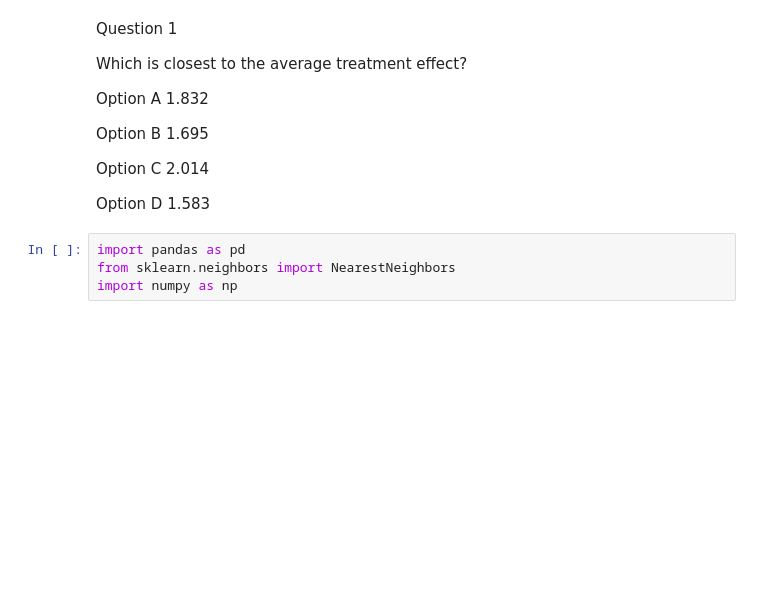
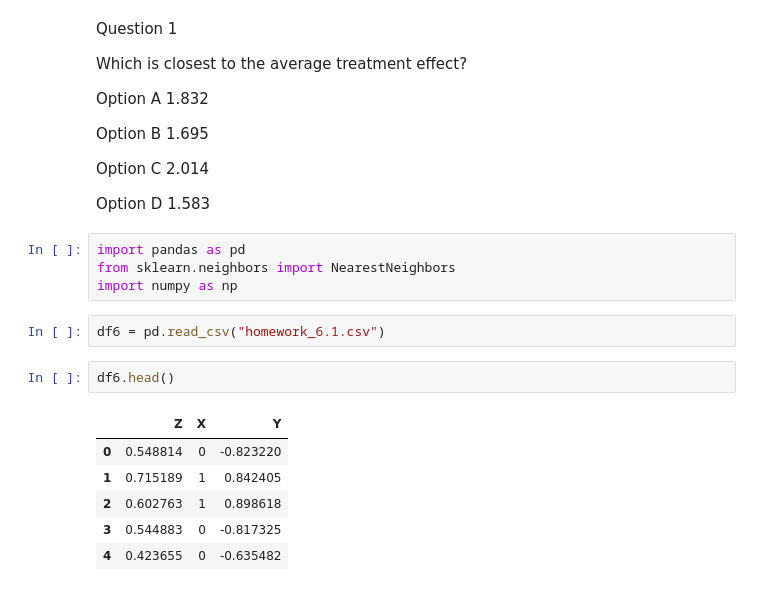
Before and after one commit to rain-dimen/Mod-6-Experimental-Design-and-Causality_Coding-Quiz_Weeks5-8, a Jupyter notebook: 2025 Fall - Mod 6 - Rain Dimen - Week 5-8.ipynb, the cells around one changed output. Drawn from its saved outputs; the diff is of its cells as text; blank space fills up the shorter version.

```diff
--- a/2025 Fall - Mod 6 - Rain Dimen - Week 5-8.ipynb
+++ b/2025 Fall - Mod 6 - Rain Dimen - Week 5-8.ipynb
@@ -282,3 +282,14 @@ Option D
 import pandas as pd
 from sklearn.neighbors import NearestNeighbors
 import numpy as np
+# %%
+df6 = pd.read_csv("homework_6.1.csv")
+# %%
+df6.head()
+# %% [output]
+|  | Z | X | Y |
+| 0 | 0.548814 | 0 | -0.823220 |
+| 1 | 0.715189 | 1 | 0.842405 |
+| 2 | 0.602763 | 1 | 0.898618 |
+| 3 | 0.544883 | 0 | -0.817325 |
+| 4 | 0.423655 | 0 | -0.635482 |
```
Also changed, not shown: parts of 8 cells of this notebook.
